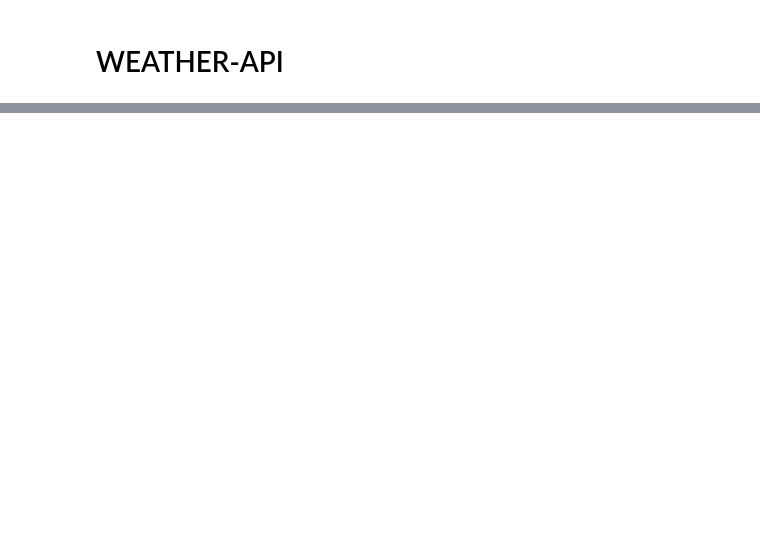
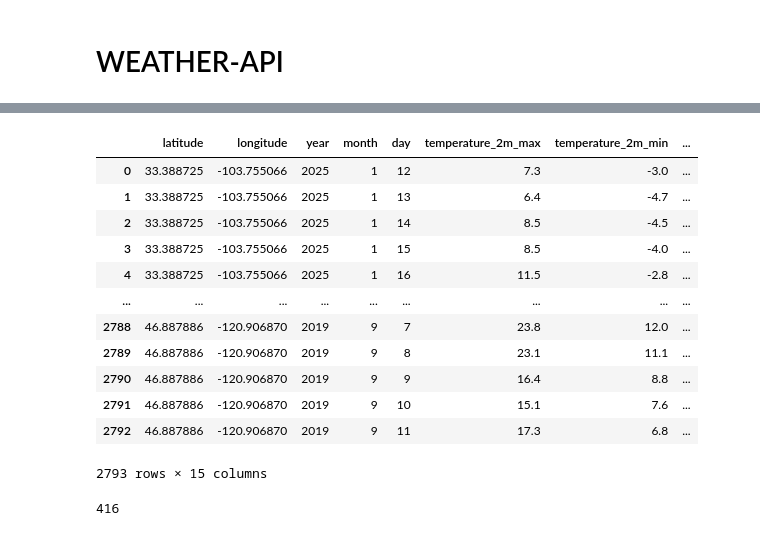
Before and after one commit to ZFrancisco/fire-predictor, a Jupyter notebook: wildfire_project.ipynb, the cells around one changed output, grey strips where cells are left out. Drawn from its saved outputs; the diff is of its cells as text; code cells hidden in the pictures; blank space fills up the shorter version.

```diff
--- a/wildfire_project.ipynb
+++ b/wildfire_project.ipynb
@@ -94,0 +161,20 @@ cleaned_df
+# %%
+pd.read_json('./fire_data.json')
+# %% [output]
+|  | latitude | longitude | year | month | day | temperature_2m_max | temperature_2m_min | ... |
+| 0 | 33.388725 | -103.755066 | 2025 | 1 | 12 | 7.3 | -3.0 | ... |
+| 1 | 33.388725 | -103.755066 | 2025 | 1 | 13 | 6.4 | -4.7 | ... |
+| 2 | 33.388725 | -103.755066 | 2025 | 1 | 14 | 8.5 | -4.5 | ... |
+| 3 | 33.388725 | -103.755066 | 2025 | 1 | 15 | 8.5 | -4.0 | ... |
+| 4 | 33.388725 | -103.755066 | 2025 | 1 | 16 | 11.5 | -2.8 | ... |
+| ... | ... | ... | ... | ... | ... | ... | ... | ... |
+| 2788 | 46.887886 | -120.906870 | 2019 | 9 | 7 | 23.8 | 12.0 | ... |
+| 2789 | 46.887886 | -120.906870 | 2019 | 9 | 8 | 23.1 | 11.1 | ... |
+| 2790 | 46.887886 | -120.906870 | 2019 | 9 | 9 | 16.4 | 8.8 | ... |
+| 2791 | 46.887886 | -120.906870 | 2019 | 9 | 10 | 15.1 | 7.6 | ... |
+| 2792 | 46.887886 | -120.906870 | 2019 | 9 | 11 | 17.3 | 6.8 | ... |
+2793 rows × 15 columns
+# %%
+len(updated_df[updated_df['fire'] == 1])
+# %% [output]
+416
```
Also changed, not shown: parts of 19 cells of this notebook.
